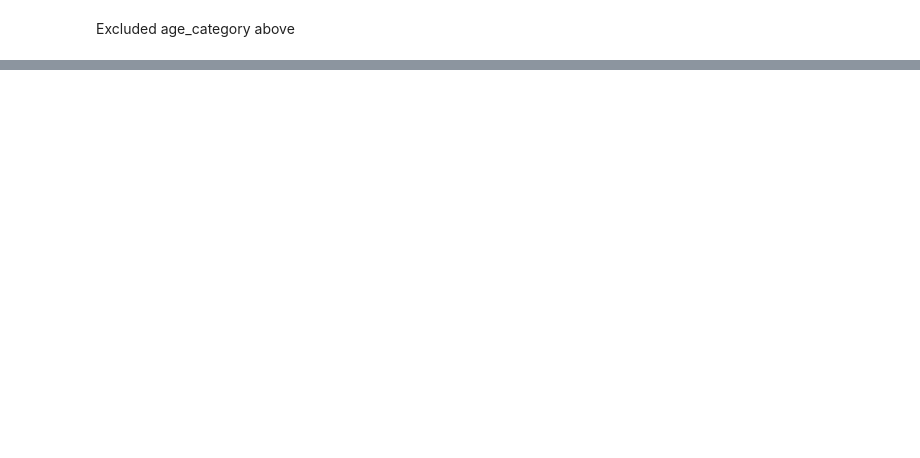
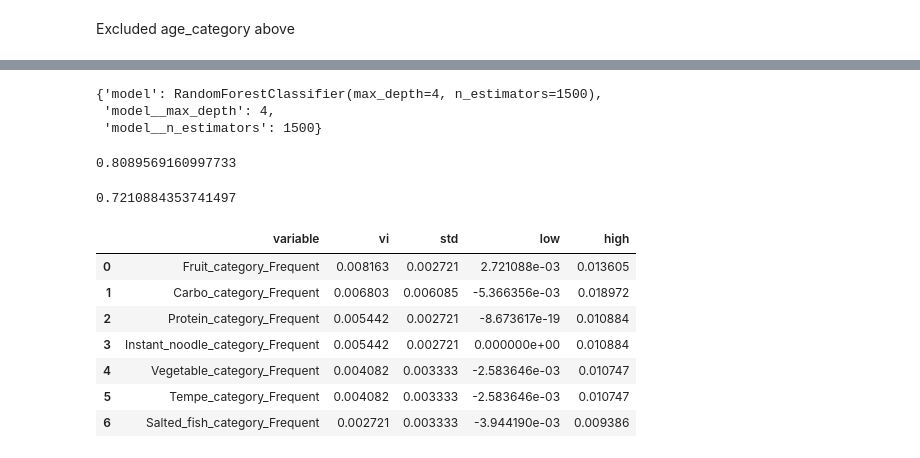
Before and after one commit to morganzimmerman/alzheimers_project, a Jupyter notebook: feature_selection.ipynb, the cells around one changed output, grey strips where cells are left out. Cells and saved outputs as stored; diff of their text form; code cells hidden in the pictures; blank space fills up the shorter version.

```diff
--- a/feature_selection.ipynb
+++ b/feature_selection.ipynb
@@ -115,0 +246,7 @@ ValueError: could not convert string to float: '0-6 years'
+# %%
+search = GridSearchCV(pipe, search_space,
+                      cv = fold_generator,
+                      scoring='roc_auc',
+                      n_jobs=4)
+# %%
+search.fit(train_X,train_y)
@@ -115,0 +272,42 @@ ValueError: could not convert string to float: '0-6 years'
+# %%
+search.best_params_
+# %% [output]
+{'model': RandomForestClassifier(max_depth=4, n_estimators=1500),
+ 'model__max_depth': 4,
+ 'model__n_estimators': 1500}
+# %%
+rf_mod2 = search.best_estimator_
+# %%
+m.roc_auc_score(train_y,rf_mod2.predict_proba(train_X)[:,1])
+# %% [output]
+0.8089569160997733
+# %%
+m.accuracy_score(train_y,rf_mod2.predict(train_X))
+# %% [output]
+0.7210884353741497
+# %%
+vi = permutation_importance(rf_mod2,train_X,train_y,n_repeats=5)
+# %%
+# Organize as a data frame
+vi_dat = pd.DataFrame(dict(variable=train_X.columns,
+                           vi = vi['importances_mean'],
+                           std = vi['importances_std']))
+
+# Generate intervals
+vi_dat['low'] = vi_dat['vi'] - 2*vi_dat['std']
+vi_dat['high'] = vi_dat['vi'] + 2*vi_dat['std']
+
+# But in order from most to least important
+vi_dat = vi_dat.sort_values(by="vi",ascending=False).reset_index(drop=True)
+
+
+vi_dat
+# %% [output]
+|  | variable | vi | std | low | high |
+| 0 | Fruit_category_Frequent | 0.008163 | 0.002721 | 2.721088e-03 | 0.013605 |
+| 1 | Carbo_category_Frequent | 0.006803 | 0.006085 | -5.366356e-03 | 0.018972 |
+| 2 | Protein_category_Frequent | 0.005442 | 0.002721 | -8.673617e-19 | 0.010884 |
+| 3 | Instant_noodle_category_Frequent | 0.005442 | 0.002721 | 0.000000e+00 | 0.010884 |
+| 4 | Vegetable_category_Frequent | 0.004082 | 0.003333 | -2.583646e-03 | 0.010747 |
+| 5 | Tempe_category_Frequent | 0.004082 | 0.003333 | -2.583646e-03 | 0.010747 |
+| 6 | Salted_fish_category_Frequent | 0.002721 | 0.003333 | -3.944190e-03 | 0.009386 |
```
Also changed, not shown: parts of 35 cells of this notebook, 4 other files.
